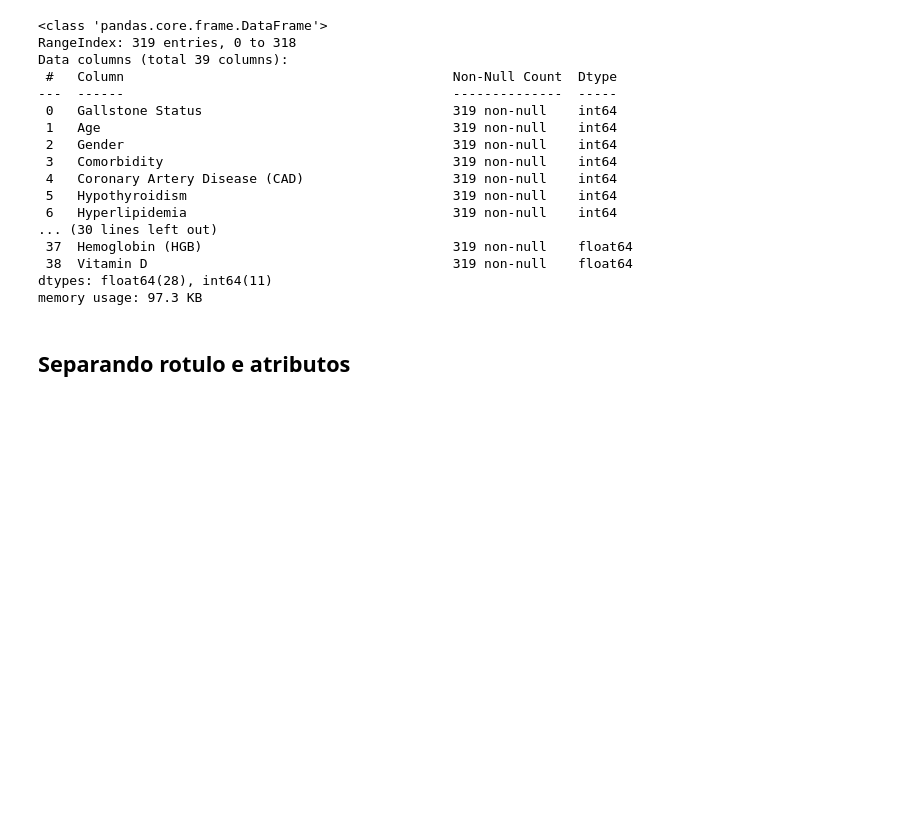
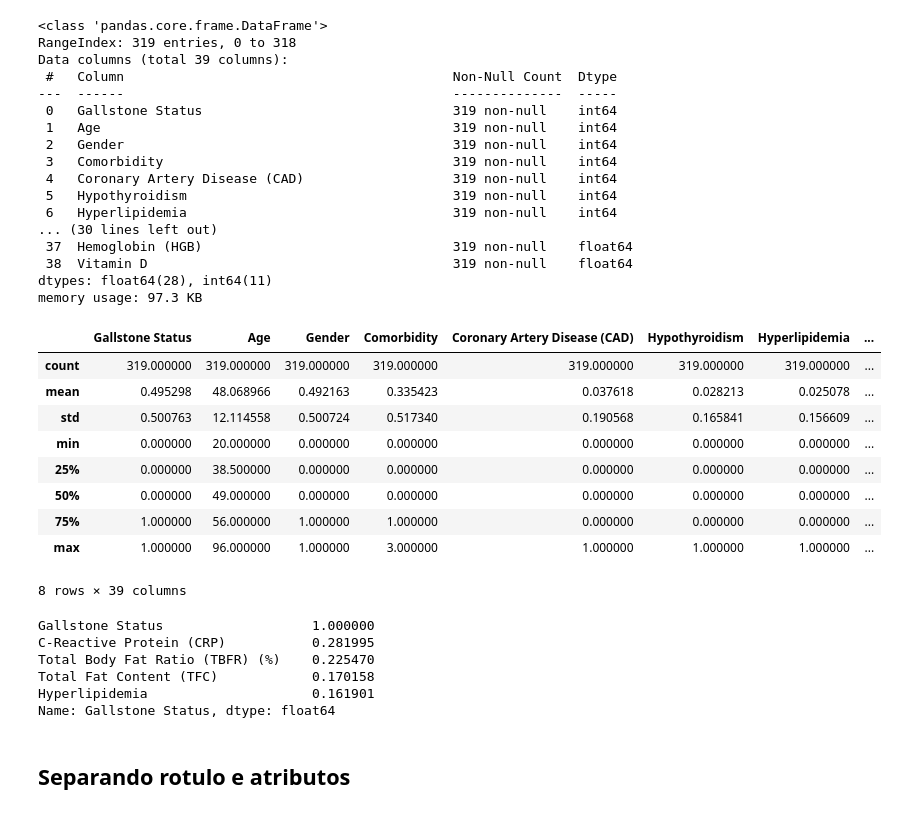
Before and after one commit to KauaHenSilva/SI_Classificacao, a Jupyter notebook: main.ipynb, the cells around one changed output. Saved outputs shown, nothing was run; the diff lists cells and outputs as text; code cells hidden in the pictures; blank space fills up the shorter version.

```diff
--- a/main.ipynb
+++ b/main.ipynb
@@ -51,6 +57,29 @@ Data columns (total 39 columns):
  38  Vitamin D                                       319 non-null    float64
 dtypes: float64(28), int64(11)
 memory usage: 97.3 KB
+# %%
+df.describe()
+# %% [output]
+|  | Gallstone Status | Age | Gender | Comorbidity | Coronary Artery Disease (CAD) | Hypothyroidism | Hyperlipidemia | ... |
+| count | 319.000000 | 319.000000 | 319.000000 | 319.000000 | 319.000000 | 319.000000 | 319.000000 | ... |
+| mean | 0.495298 | 48.068966 | 0.492163 | 0.335423 | 0.037618 | 0.028213 | 0.025078 | ... |
+| std | 0.500763 | 12.114558 | 0.500724 | 0.517340 | 0.190568 | 0.165841 | 0.156609 | ... |
+| min | 0.000000 | 20.000000 | 0.000000 | 0.000000 | 0.000000 | 0.000000 | 0.000000 | ... |
+| 25% | 0.000000 | 38.500000 | 0.000000 | 0.000000 | 0.000000 | 0.000000 | 0.000000 | ... |
+| 50% | 0.000000 | 49.000000 | 0.000000 | 0.000000 | 0.000000 | 0.000000 | 0.000000 | ... |
+| 75% | 1.000000 | 56.000000 | 1.000000 | 1.000000 | 0.000000 | 0.000000 | 0.000000 | ... |
+| max | 1.000000 | 96.000000 | 1.000000 | 3.000000 | 1.000000 | 1.000000 | 1.000000 | ... |
+8 rows × 39 columns
+# %%
+correlation_matrix = df.corr()
+correlation_matrix["Gallstone Status"].sort_values(ascending=False)[:5]
+# %% [output]
+Gallstone Status                   1.000000
+C-Reactive Protein (CRP)           0.281995
+Total Body Fat Ratio (TBFR) (%)    0.225470
+Total Fat Content (TFC)            0.170158
+Hyperlipidemia                     0.161901
+Name: Gallstone Status, dtype: float64
 # %% [markdown]
 ## Separando rotulo e atributos
 # %%
```
Also changed, not shown: parts of 10 cells of this notebook.
